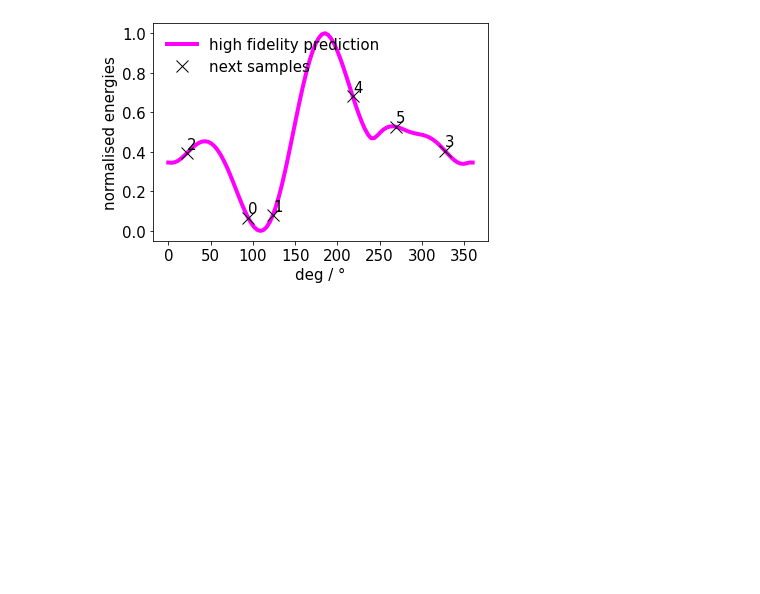
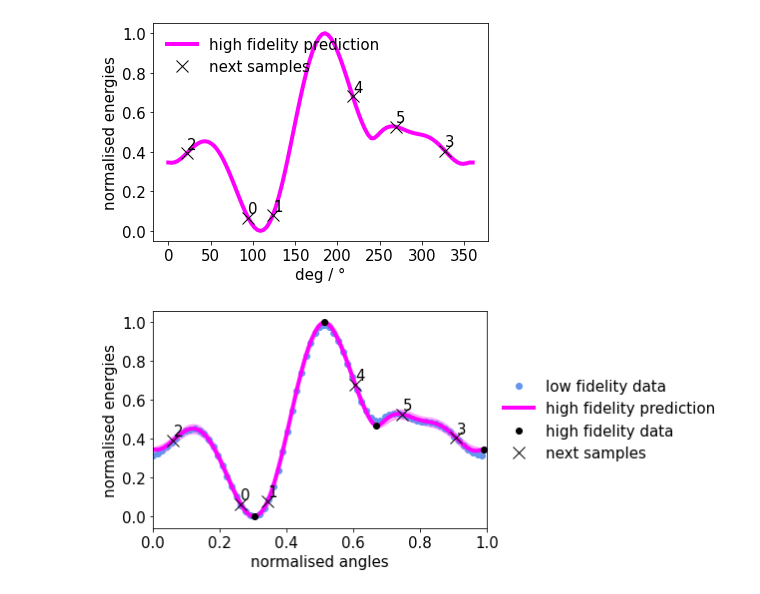
Before and after one commit to maxfleck/tamkintools-multi-fidelity-bayesian, a Jupyter notebook: DMM_R3H+CH3/ThermoAcquisitionMF_e1_scan1.ipynb, the cells around one changed output. Drawn from its saved outputs; the diff is of its cells as text; code cells hidden in the pictures; blank space fills up the shorter version.

Commit message:
better plots

```diff
--- a/DMM_R3H+CH3/ThermoAcquisitionMF_e1_scan1.ipynb
+++ b/DMM_R3H+CH3/ThermoAcquisitionMF_e1_scan1.ipynb
@@ -288,0 +282,54 @@ plt.plot(xx,ddaqui)
+# %%
+dummy = np.linspace(0,1,100)
+hf_mean, hf_std = tmf.predict_hf_normed(dummy)
+hf_mean = np.squeeze(hf_mean)
+hf_std = np.squeeze(hf_std)
+
+i = 0
+w = tmf.unique_weights[i]
+p = np.squeeze( np.where( tmf.fidelities==i ) )
+plt.plot( tmf.normed_angles[p], tmf.normed_energies[p],".",
+         color=tmf.colors[i], label=tmf.fidelity_labels[i],
+        markersize=tmf.msize)
+
+plt.plot(dummy, hf_mean,color=tmf.colors[-1], label="high fidelity prediction",linewidth=tmf.lsize)
+plt.fill_between(dummy, hf_mean-hf_std, hf_mean+hf_std,alpha=tmf.alpha,color=tmf.colors[-1])
+#plt.scatter(self.angles, self.energies,c=self.fidelities, cmap=self.cmap)
+
+i = 1
+w = tmf.unique_weights[i]
+p = np.squeeze( np.where( tmf.fidelities==i ) )
+plt.plot( tmf.normed_angles[p], tmf.normed_energies[p],".",
+         color=tmf.colors[i], label=tmf.fidelity_labels[i],
+        markersize=tmf.msize)
+
+plt.plot( xx[pp]/360, f[pp], "xk", label="next samples",markersize=msize  )
+
+ns = np.arange( len(pp) )
+texts = []
+xx_new = xx[pp]/360
+aq_new = aqui[pp]
+yy_new = f[pp]
+for i, n in enumerate(ns):
+    texts.append(plt.text( xx_new[i], yy_new[i], str(int(n)), color="k",fontsize=fsize))
+adjust_text(texts, x=xx_new, y=yy_new,
+            only_move={'points':'xy', 'texts':'xy'},
+            #arrowprops=dict(arrowstyle="->", color='r', lw=0.5),
+            autoalign='xy',force_static=0.15,force_explode=0.1)
+
+plt.xlim(0,1)
+plt.xlabel("normalised angles",fontsize=tmf.fsize)
+plt.ylabel("normalised energies",fontsize=tmf.fsize)
+plt.xticks(fontsize=tmf.fsize)
+plt.yticks(fontsize=tmf.fsize)
+plt.legend(fontsize=tmf.fsize,frameon=False,loc='center left', bbox_to_anchor=(1.01, 0.5))
+
+save = folder +"all_in_one"
+
+if save:
+    plt.savefig(save+".png", bbox_inches='tight')
+    plt.savefig(save+".pdf", bbox_inches='tight')
+plt.show()
+plt.close()
+# %% [output]
+[figure, added]
```
Also changed, not shown: parts of 2 cells of this notebook, 24 other files.
